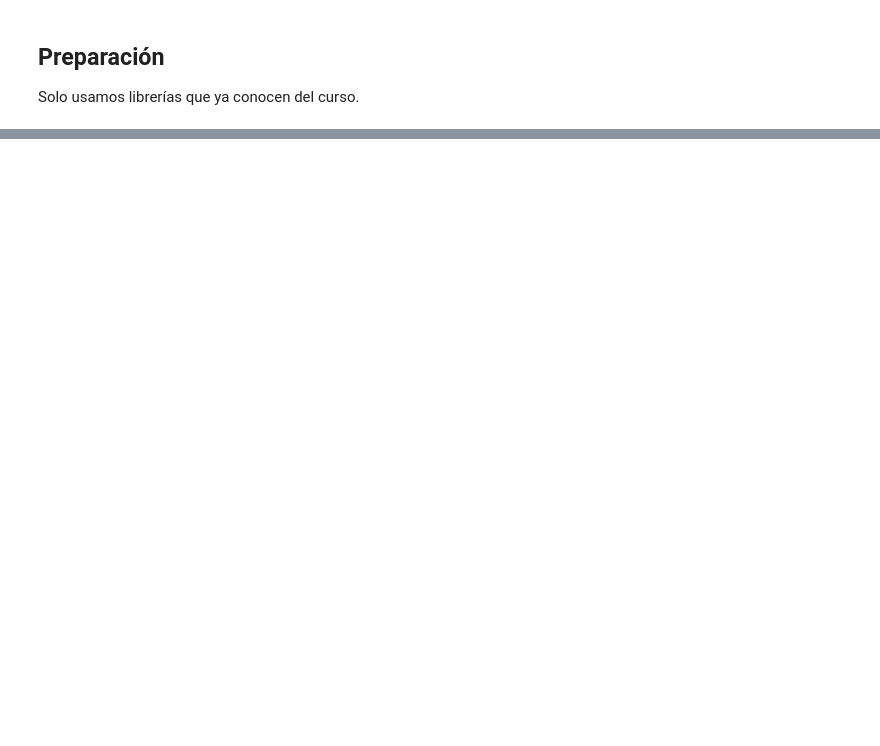
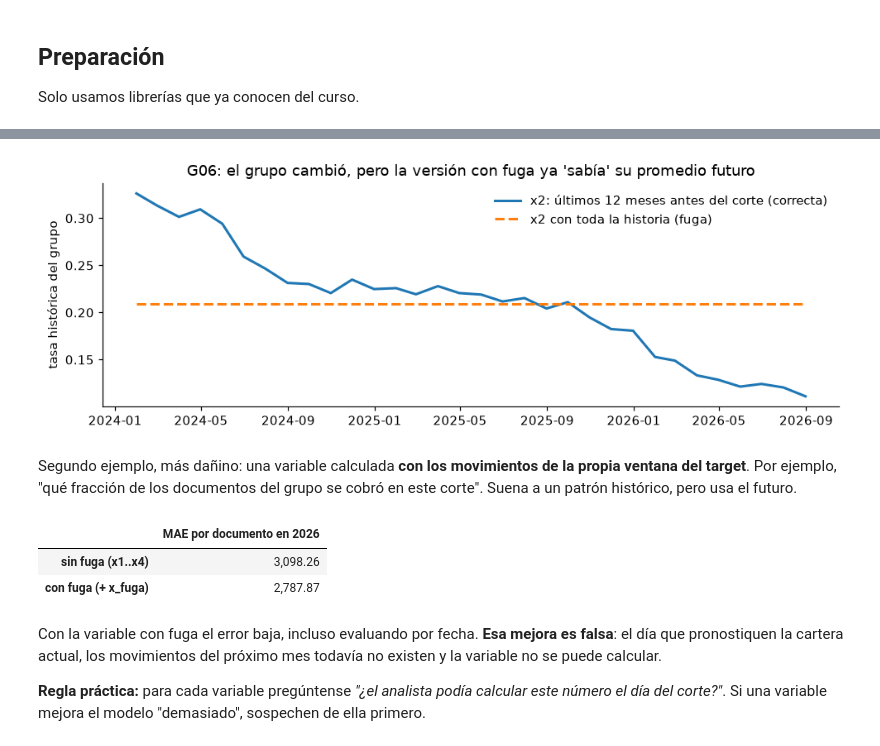
Before and after one commit to sergiomorapardo/StochasticAITechniquesClass, a Jupyter notebook: Notebooks/L14_HackathonFraming.ipynb, the cells around one changed output, grey strips where cells are left out. Saved outputs shown, nothing was run; the diff lists cells and outputs as text; code cells hidden in the pictures; blank space fills up the shorter version.

```diff
--- a/Notebooks/L14_HackathonFraming.ipynb
+++ b/Notebooks/L14_HackathonFraming.ipynb
@@ -481,0 +281,41 @@ El reto no es elegir el algoritmo más sofisticado. Es **plantear bien el proble
+# %%
+x2_completa = (panel["target"] > 0).groupby(panel["grupo"]).mean().rename("x2_completa")
+panel = panel.merge(x2_completa, on="grupo")
+
+desde = pd.Timestamp("2024-01-31")    # antes no hay 12 meses de historia
+serie_por_grupo = {g: d[d["corte"] >= desde].groupby("corte")["x2"].first() for g, d in panel.groupby("grupo")}
+g_ej = max(serie_por_grupo, key=lambda g: abs(serie_por_grupo[g].iloc[-1] - serie_por_grupo[g].iloc[0]))
+serie = panel[(panel["grupo"] == g_ej) & (panel["corte"] >= desde)].groupby("corte")[["x2", "x2_completa"]].first()
+
+fig, ax = plt.subplots(figsize=(9, 3.2))
+ax.plot(serie.index, serie["x2"], lw=2, label="x2: últimos 12 meses antes del corte (correcta)")
+ax.plot(serie.index, serie["x2_completa"], lw=2, ls="--", label="x2 con toda la historia (fuga)")
+ax.set_ylabel("tasa histórica del grupo"); ax.legend(frameon=False)
+ax.set_title(f"{g_ej}: el grupo cambió, pero la versión con fuga ya 'sabía' su promedio futuro")
+plt.tight_layout(); plt.show()
+# %% [output]
+[figure, added]
+# %% [markdown]
+Segundo ejemplo, más dañino: una variable calculada **con los movimientos de la propia ventana del target**. Por ejemplo, "qué fracción de los documentos del grupo se cobró en este corte". Suena a un patrón histórico, pero usa el futuro.
+# %%
+def mae(y, yhat):
+    return np.mean(np.abs(np.asarray(y) - np.asarray(yhat)))
+
+# Variable con fuga: usa lo que pasa en la ventana T+1..T+30, es decir, el propio target
+panel["x_fuga"] = panel.groupby(["grupo", "corte"])["target"].transform(lambda s: (s > 0).mean())
+
+train = panel[panel["corte"] <= "2025-12-31"]
+test = panel[panel["corte"] > "2025-12-31"]
+resultado = {}
+for nombre, cols in [("sin fuga (x1..x4)", ["x1", "x2", "x3", "x4"]), ("con fuga (+ x_fuga)", ["x1", "x2", "x3", "x4", "x_fuga"])]:
+    clf = make_pipeline(StandardScaler(), LogisticRegression(max_iter=1000)).fit(train[cols], train["target"] > 0)
+    resultado[nombre] = mae(test["target"], clf.predict_proba(test[cols])[:, 1] * test["pendiente"])
+display(pd.Series(resultado, name="MAE por documento en 2026").to_frame())
+# %% [output]
+|  | MAE por documento en 2026 |
+| sin fuga (x1..x4) | 3,098.26 |
+| con fuga (+ x_fuga) | 2,787.87 |
+# %% [markdown]
+Con la variable con fuga el error baja, incluso evaluando por fecha. **Esa mejora es falsa**: el día que pronostiquen la cartera actual, los movimientos del próximo mes todavía no existen y la variable no se puede calcular.
+
+**Regla práctica:** para cada variable pregúntense *"¿el analista podía calcular este número el día del corte?"*. Si una variable mejora el modelo "demasiado", sospechen de ella primero.
```
Also changed, not shown: parts of 51 cells of this notebook.
